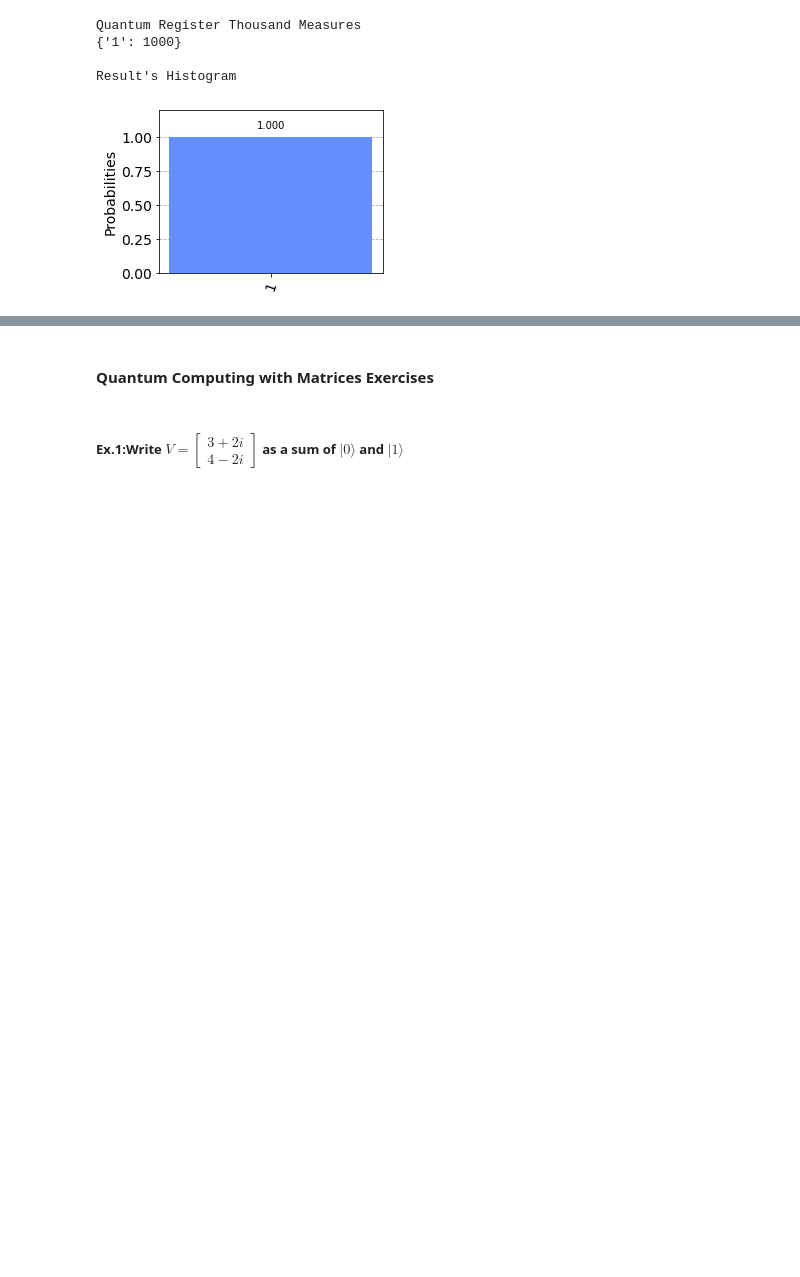
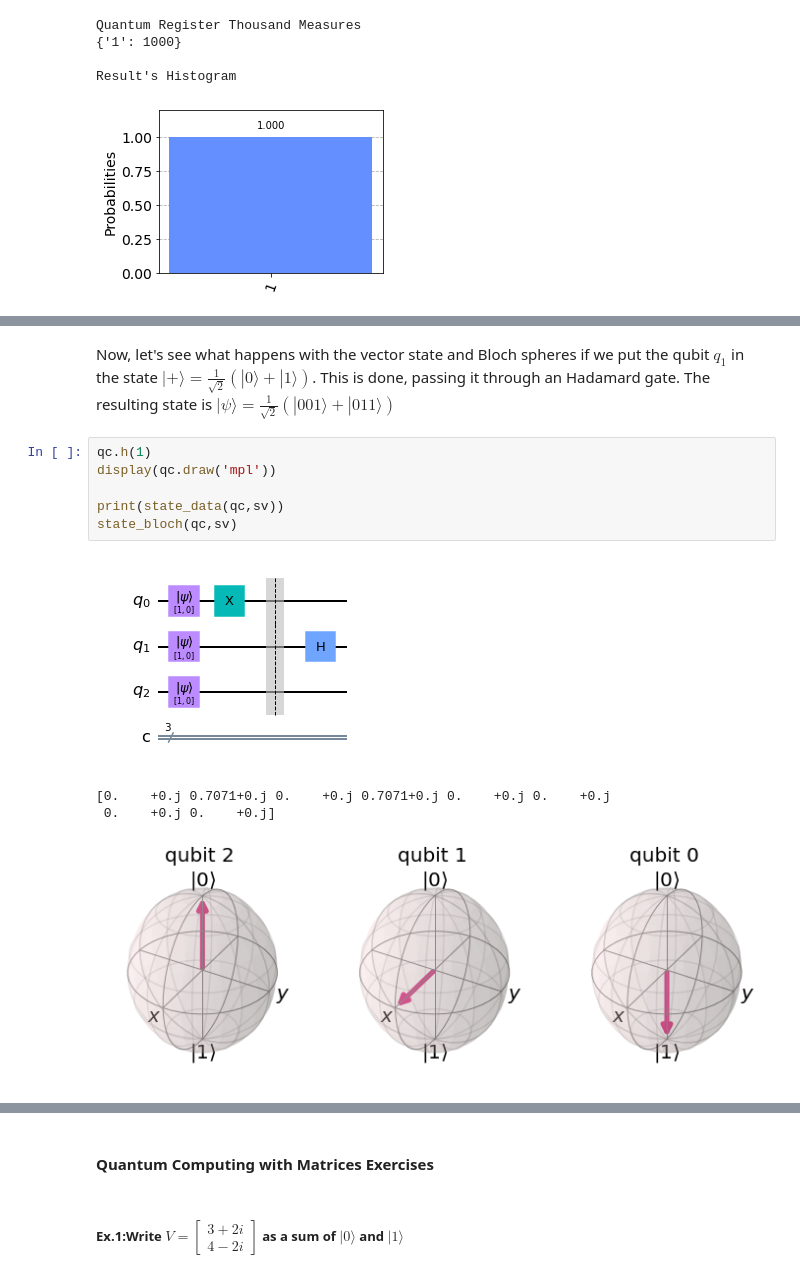
Before and after one commit to gustavomirapalheta/Quantum-Computing-with-Qiskit, a Jupyter notebook: QML_Full_v.2022.07.12.0509.ipynb, the cells around one changed output, grey strips where cells are left out. Drawn from its saved outputs; the diff is of its cells as text; blank space fills up the shorter version.

```diff
--- a/QML_Full_v.2022.07.12.0509.ipynb
+++ b/QML_Full_v.2022.07.12.0509.ipynb
@@ -1523,0 +1292,13 @@ plot_histogram(resultado.get_counts())
+# %% [markdown]
+Now, let's see what happens with the vector state and Bloch spheres if we put the qubit $q_1$ in the state $|+\rangle = \frac{1}{\sqrt{2}}\left( |0\rangle + |1\rangle \right)$. This is done, passing it through an Hadamard gate. The resulting state is $|\psi\rangle = \frac{1}{\sqrt{2}}\left( |001\rangle + |011\rangle \right)$
+# %%
+qc.h(1)
+display(qc.draw('mpl'))
+
+print(state_data(qc,sv))
+state_bloch(qc,sv)
+# %% [output]
+[figure, added]
+[0.    +0.j 0.7071+0.j 0.    +0.j 0.7071+0.j 0.    +0.j 0.    +0.j
+ 0.    +0.j 0.    +0.j]
+[figure, added]
```
Also changed, not shown: parts of 151 cells of this notebook.
